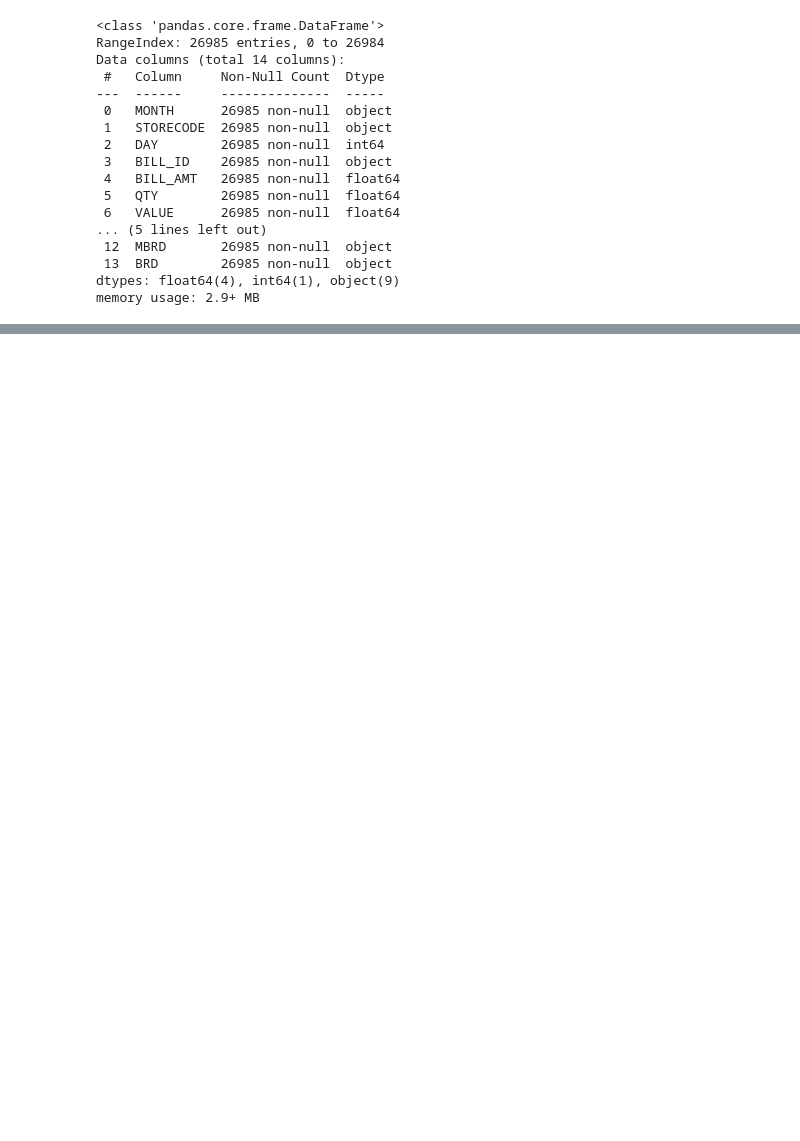
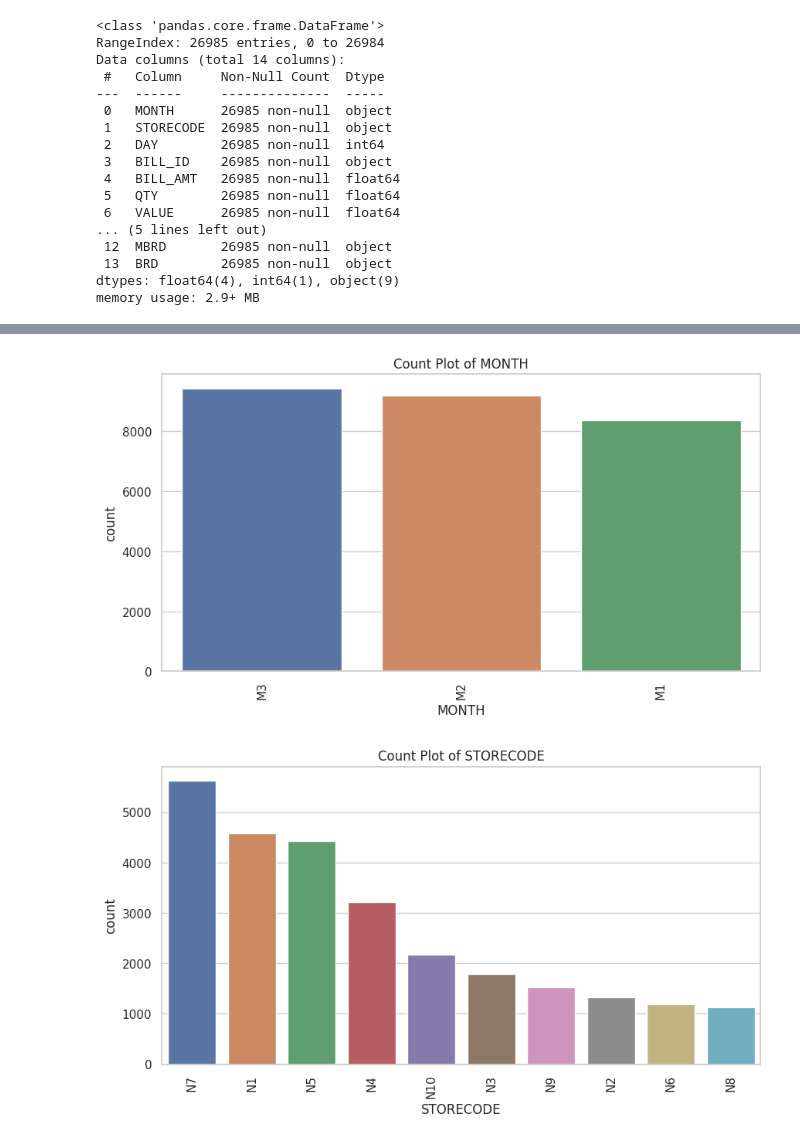
Before and after one commit to tedoaba/CodersCaveInternship, a Jupyter notebook: normal-task-phase-1-analyze-social-media-data.ipynb, the cells around one changed output, grey strips where cells are left out. Drawn from its saved outputs; the diff is of its cells as text; code cells hidden in the pictures; blank space fills up the shorter version.

```diff
--- a/normal-task-phase-1-analyze-social-media-data.ipynb
+++ b/normal-task-phase-1-analyze-social-media-data.ipynb
@@ -174,0 +282,13 @@ Univariate analysis focuses on examining the distribution and summary statistics
+# %%
+# Univariate Analysis for Categorical Columns
+categorical_cols = ['MONTH', 'STORECODE', 'GRP', 'SGRP', 'SSGRP', 'CMP', 'MBRD', 'BRD']
+
+for col in categorical_cols:
+    plt.figure(figsize=(10, 5))
+    sns.countplot(x=df[col], order=df[col].value_counts().index)
+    plt.title(f'Count Plot of {col}')
+    plt.xticks(rotation=90)
+    plt.show()
+# %% [output]
+[figure, added]
+[figure, added]
```
Also changed, not shown: parts of 34 cells of this notebook.
